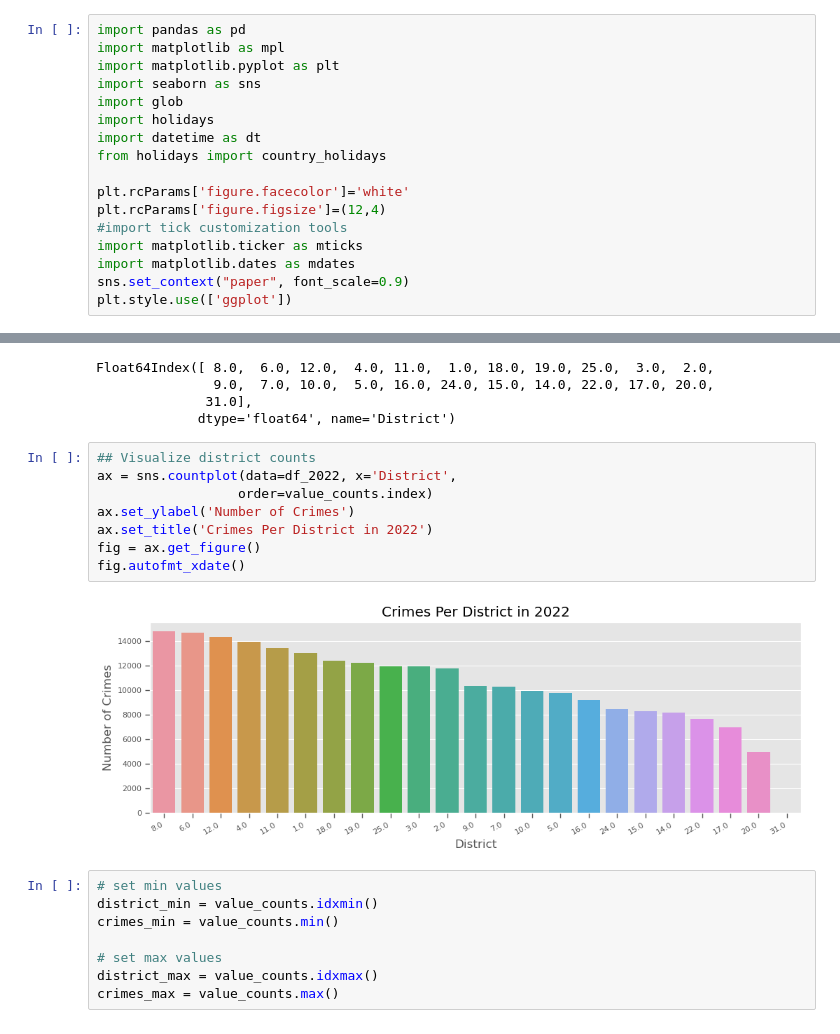
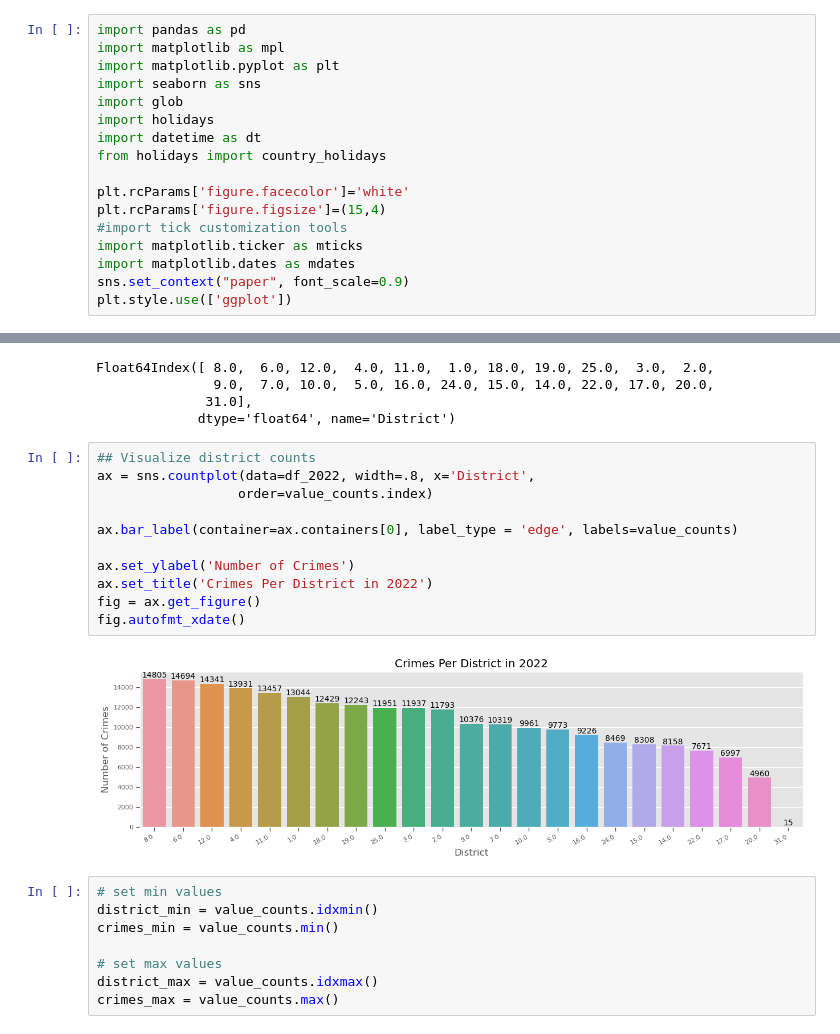
Before and after one commit to LoveidaLucero/Chicago-Crime-Trends, a Jupyter notebook: Part 1.ipynb, the cells around one changed output, grey strips where cells are left out. Saved outputs shown, nothing was run; the diff lists cells and outputs as text.

Commit message:
Customized visuals

```diff
--- a/Part 1.ipynb
+++ b/Part 1.ipynb
@@ -15,7 +15,7 @@ import datetime as dt
 from holidays import country_holidays
 
 plt.rcParams['figure.facecolor']='white'
-plt.rcParams['figure.figsize']=(12,4)
+plt.rcParams['figure.figsize']=(15,4)
 #import tick customization tools
 import matplotlib.ticker as mticks
 import matplotlib.dates as mdates
@@ -226,14 +226,17 @@ Float64Index([ 8.0,  6.0, 12.0,  4.0, 11.0,  1.0, 18.0, 19.0, 25.0,  3.0,  2.0,
              dtype='float64', name='District')
 # %%
 ## Visualize district counts
-ax = sns.countplot(data=df_2022, x='District',
+ax = sns.countplot(data=df_2022, width=.8, x='District',
                   order=value_counts.index)
+
+ax.bar_label(container=ax.containers[0], label_type = 'edge', labels=value_counts)
+
 ax.set_ylabel('Number of Crimes')
 ax.set_title('Crimes Per District in 2022')
 fig = ax.get_figure()
 fig.autofmt_xdate()
 # %% [output]
-[figure, old version]
+[figure, new version]
 # %%
 # set min values
 district_min = value_counts.idxmin()
```
Also changed, not shown: parts of 9 cells of this notebook.
